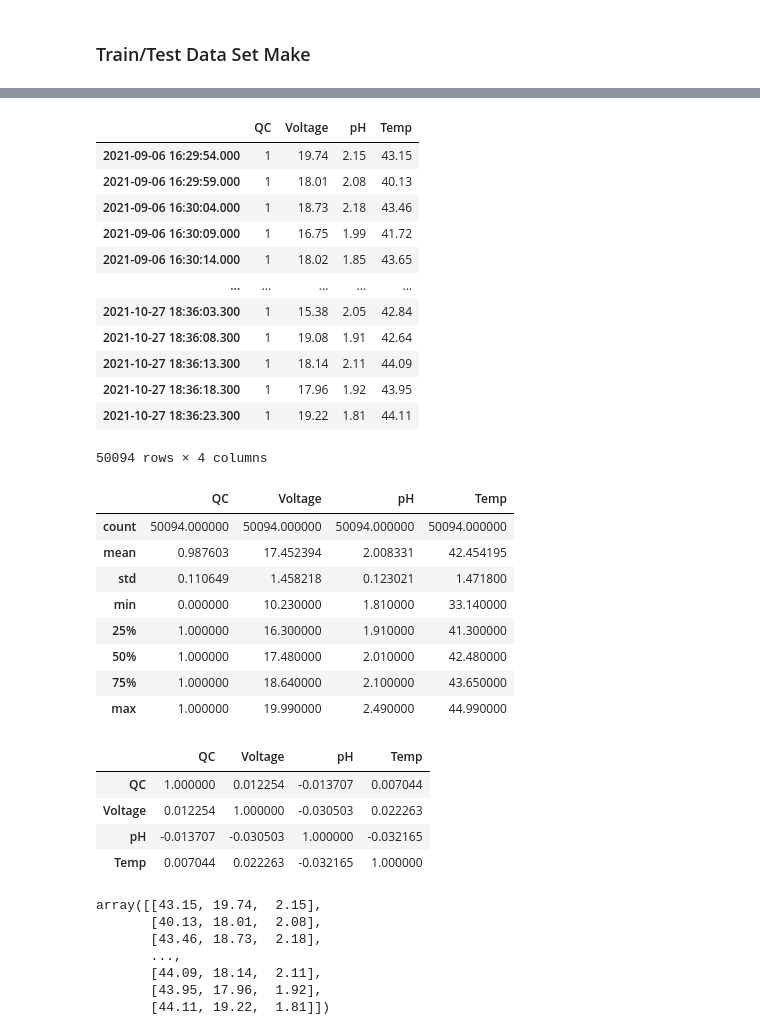
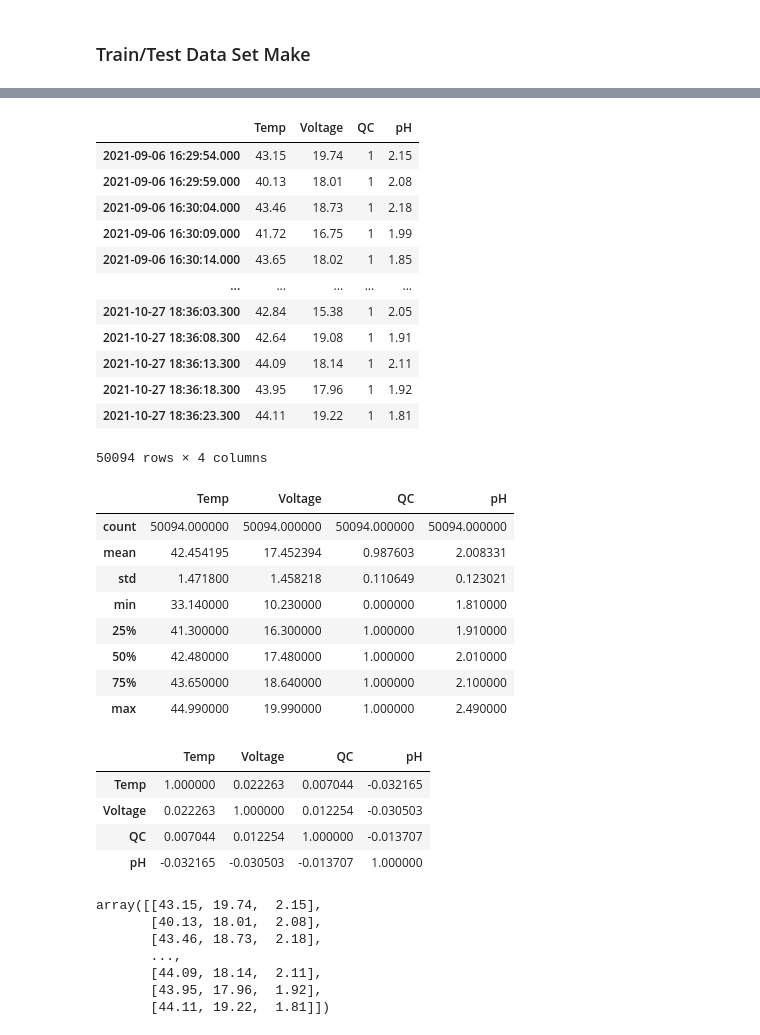
Before and after one commit to och5351/Bigdata_busan, a Jupyter notebook: ML/csy_DT/DT.ipynb, the cells around one changed output, grey strips where cells are left out. Saved outputs shown, nothing was run; the diff lists cells and outputs as text; code cells hidden in the pictures.

```diff
--- a/ML/csy_DT/DT.ipynb
+++ b/ML/csy_DT/DT.ipynb
@@ -190,45 +190,45 @@ X_data
 # X_data.to_csv(r'C:\localRepository\Bigdata_busan\ML\res\final_df.csv')
 # %%
-# # csv 불러오기
-# X_data = pd.read_csv(r'C:\localRepository\Bigdata_busan\ML\res\final_df.csv', index_col=0)
-# X_data
+# csv 불러오기
+X_data = pd.read_csv(r'C:\localRepository\Bigdata_busan\ML\res\final_df.csv', index_col=0)
+X_data
 # %% [output]
-|  | QC | Voltage | pH | Temp |
-| 2021-09-06 16:29:54.000 | 1 | 19.74 | 2.15 | 43.15 |
-| 2021-09-06 16:29:59.000 | 1 | 18.01 | 2.08 | 40.13 |
-| 2021-09-06 16:30:04.000 | 1 | 18.73 | 2.18 | 43.46 |
-| 2021-09-06 16:30:09.000 | 1 | 16.75 | 1.99 | 41.72 |
-| 2021-09-06 16:30:14.000 | 1 | 18.02 | 1.85 | 43.65 |
+|  | Temp | Voltage | QC | pH |
+| 2021-09-06 16:29:54.000 | 43.15 | 19.74 | 1 | 2.15 |
+| 2021-09-06 16:29:59.000 | 40.13 | 18.01 | 1 | 2.08 |
+| 2021-09-06 16:30:04.000 | 43.46 | 18.73 | 1 | 2.18 |
+| 2021-09-06 16:30:09.000 | 41.72 | 16.75 | 1 | 1.99 |
+| 2021-09-06 16:30:14.000 | 43.65 | 18.02 | 1 | 1.85 |
 | ... | ... | ... | ... | ... |
-| 2021-10-27 18:36:03.300 | 1 | 15.38 | 2.05 | 42.84 |
-| 2021-10-27 18:36:08.300 | 1 | 19.08 | 1.91 | 42.64 |
-| 2021-10-27 18:36:13.300 | 1 | 18.14 | 2.11 | 44.09 |
-| 2021-10-27 18:36:18.300 | 1 | 17.96 | 1.92 | 43.95 |
-| 2021-10-27 18:36:23.300 | 1 | 19.22 | 1.81 | 44.11 |
+| 2021-10-27 18:36:03.300 | 42.84 | 15.38 | 1 | 2.05 |
+| 2021-10-27 18:36:08.300 | 42.64 | 19.08 | 1 | 1.91 |
+| 2021-10-27 18:36:13.300 | 44.09 | 18.14 | 1 | 2.11 |
+| 2021-10-27 18:36:18.300 | 43.95 | 17.96 | 1 | 1.92 |
+| 2021-10-27 18:36:23.300 | 44.11 | 19.22 | 1 | 1.81 |
 50094 rows × 4 columns
 # %%
 # 데이터 요약
 X_data.describe()
 # %% [output]
-|  | QC | Voltage | pH | Temp |
+|  | Temp | Voltage | QC | pH |
 | count | 50094.000000 | 50094.000000 | 50094.000000 | 50094.000000 |
-| mean | 0.987603 | 17.452394 | 2.008331 | 42.454195 |
-| std | 0.110649 | 1.458218 | 0.123021 | 1.471800 |
-| min | 0.000000 | 10.230000 | 1.810000 | 33.140000 |
-| 25% | 1.000000 | 16.300000 | 1.910000 | 41.300000 |
-| 50% | 1.000000 | 17.480000 | 2.010000 | 42.480000 |
-| 75% | 1.000000 | 18.640000 | 2.100000 | 43.650000 |
-| max | 1.000000 | 19.990000 | 2.490000 | 44.990000 |
+| mean | 42.454195 | 17.452394 | 0.987603 | 2.008331 |
+| std | 1.471800 | 1.458218 | 0.110649 | 0.123021 |
+| min | 33.140000 | 10.230000 | 0.000000 | 1.810000 |
+| 25% | 41.300000 | 16.300000 | 1.000000 | 1.910000 |
+| 50% | 42.480000 | 17.480000 | 1.000000 | 2.010000 |
+| 75% | 43.650000 | 18.640000 | 1.000000 | 2.100000 |
+| max | 44.990000 | 19.990000 | 1.000000 | 2.490000 |
 # %%
 # 상관관계 파악
 X_data.corr()
 # 데이터별 상관관계가 없다
 # %% [output]
-|  | QC | Voltage | pH | Temp |
-| QC | 1.000000 | 0.012254 | -0.013707 | 0.007044 |
-| Voltage | 0.012254 | 1.000000 | -0.030503 | 0.022263 |
-| pH | -0.013707 | -0.030503 | 1.000000 | -0.032165 |
-| Temp | 0.007044 | 0.022263 | -0.032165 | 1.000000 |
+|  | Temp | Voltage | QC | pH |
+| Temp | 1.000000 | 0.022263 | 0.007044 | -0.032165 |
+| Voltage | 0.022263 | 1.000000 | 0.012254 | -0.030503 |
+| QC | 0.007044 | 0.012254 | 1.000000 | -0.013707 |
+| pH | -0.032165 | -0.030503 | -0.013707 | 1.000000 |
 # %%
 # train
 train_np = X_data[['Temp', 'Voltage', 'pH']].to_numpy()
```
Also changed, not shown: parts of 3 cells of this notebook, 4 other files.
